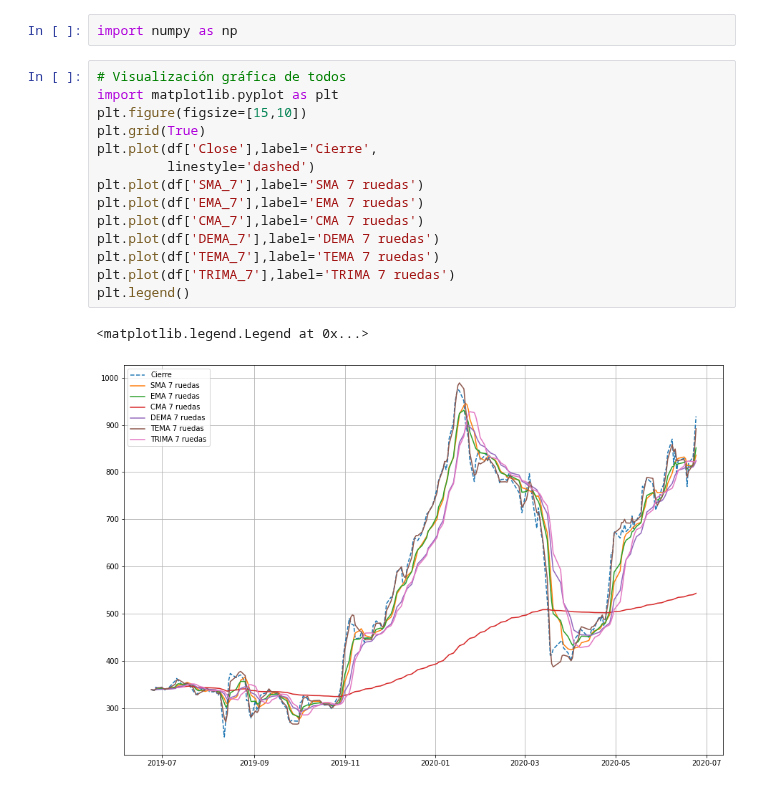
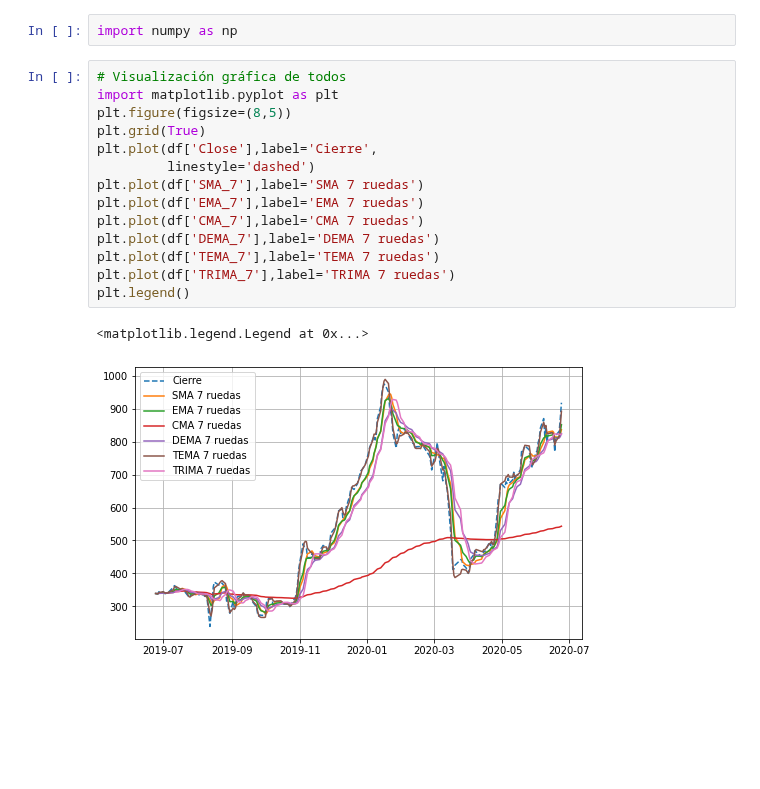
Before and after one commit to hcuervo/Jupiter-Notebook, a Jupyter notebook: Análisis Técnico Acciones (SMA, EMA, CMA, DEMA, TEMA, TRIMA, MACD, RSI).ipynb, the cells around one changed output. Cells and saved outputs as stored; diff of their text form; blank space fills up the shorter version.

```diff
--- a/Análisis Técnico Acciones (SMA, EMA, CMA, DEMA, TEMA, TRIMA, MACD, RSI).ipynb
+++ b/Análisis Técnico Acciones (SMA, EMA, CMA, DEMA, TEMA, TRIMA, MACD, RSI).ipynb
@@ -69,18 +69,18 @@ import numpy as np
 # %%
 # Visualización gráfica de todos
 import matplotlib.pyplot as plt
-plt.figure(figsize=[15,10])
+plt.figure(figsize=(8,5))
 plt.grid(True)
 plt.plot(df['Close'],label='Cierre',
          linestyle='dashed')
 plt.plot(df['SMA_7'],label='SMA 7 ruedas')
 plt.plot(df['EMA_7'],label='EMA 7 ruedas')
 plt.plot(df['CMA_7'],label='CMA 7 ruedas')
 plt.plot(df['DEMA_7'],label='DEMA 7 ruedas')
 plt.plot(df['TEMA_7'],label='TEMA 7 ruedas')
 plt.plot(df['TRIMA_7'],label='TRIMA 7 ruedas')
 plt.legend()
 # %% [output]
 <matplotlib.legend.Legend at 0x...>
-[figure, old version]
+[figure, new version]
 # %%
```
Also changed, not shown: parts of 1 cell of this notebook.
